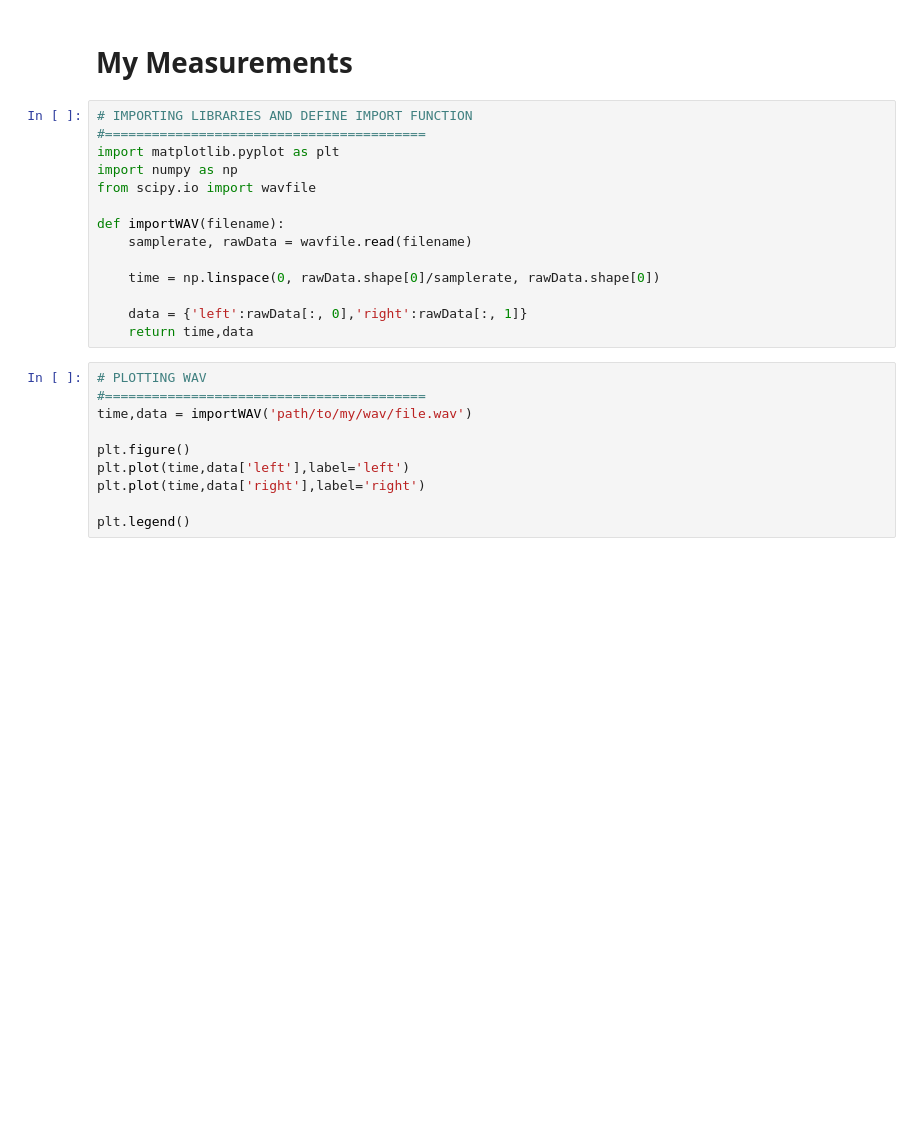
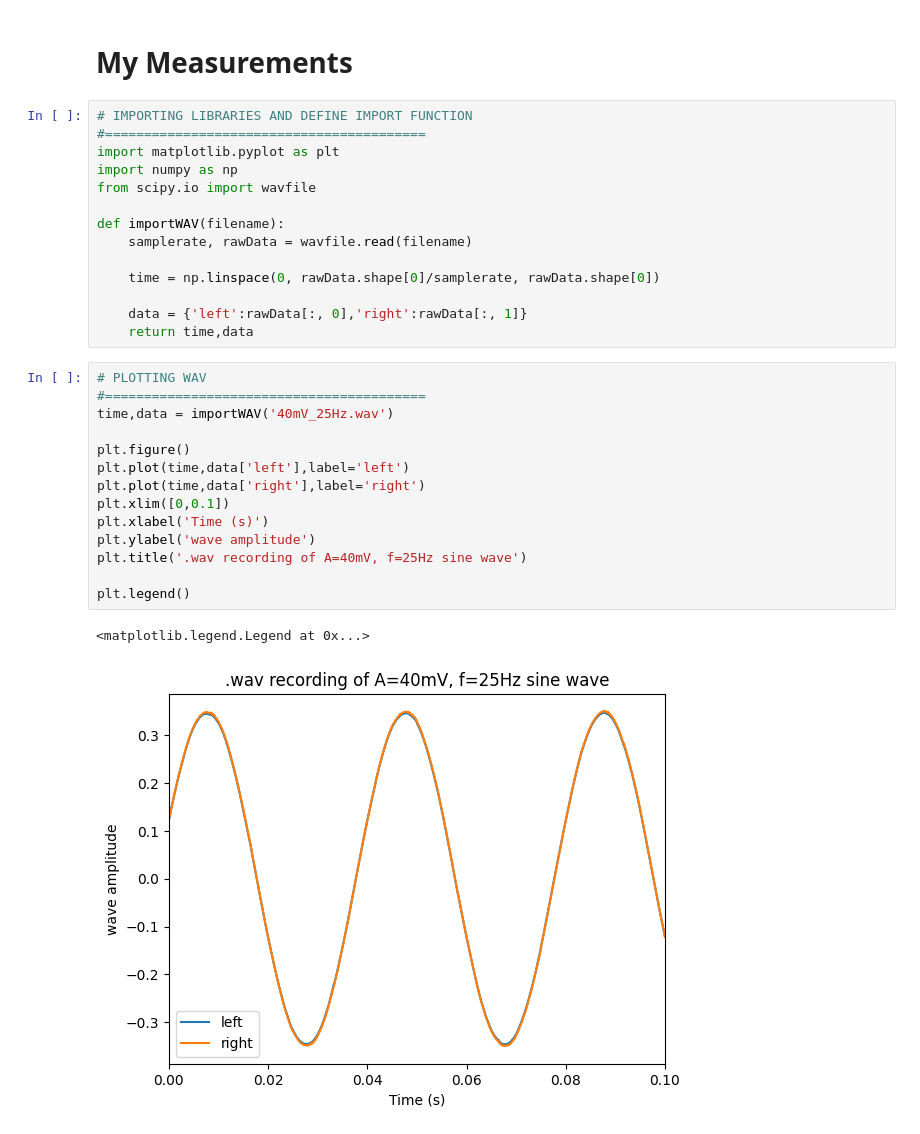
Before and after one commit to loganmachale/PHYS-309, a Jupyter notebook: Read_wav.ipynb, the cells around one changed output. Drawn from its saved outputs; the diff is of its cells as text; blank space fills up the shorter version.

```diff
--- a/Read_wav.ipynb
+++ b/Read_wav.ipynb
@@ -17,11 +17,18 @@ def importWAV(filename):
 # %%
 # PLOTTING WAV
 #=========================================
-time,data = importWAV('path/to/my/wav/file.wav')
+time,data = importWAV('40mV_25Hz.wav')
 
 plt.figure()
 plt.plot(time,data['left'],label='left')
 plt.plot(time,data['right'],label='right')
+plt.xlim([0,0.1])
+plt.xlabel('Time (s)')
+plt.ylabel('wave amplitude')
+plt.title('.wav recording of A=40mV, f=25Hz sine wave')
 
 plt.legend()
+# %% [output]
+<matplotlib.legend.Legend at 0x...>
+[figure, added]
 # %%
```
Also changed, not shown: parts of 1 cell of this notebook, 3 other files.
